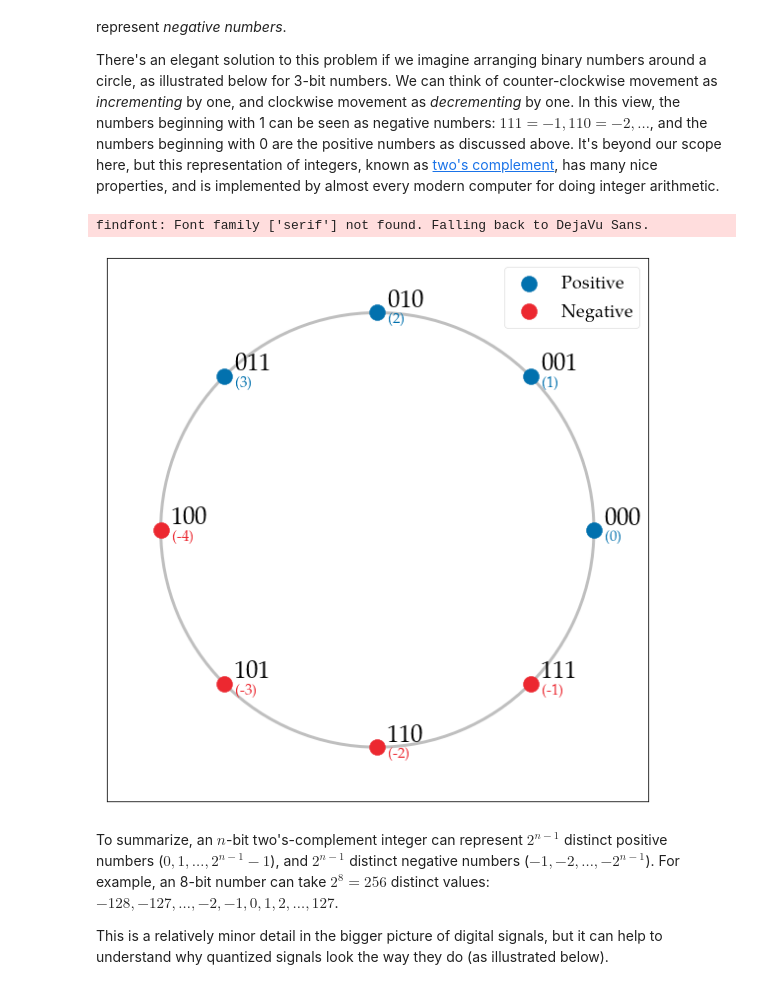
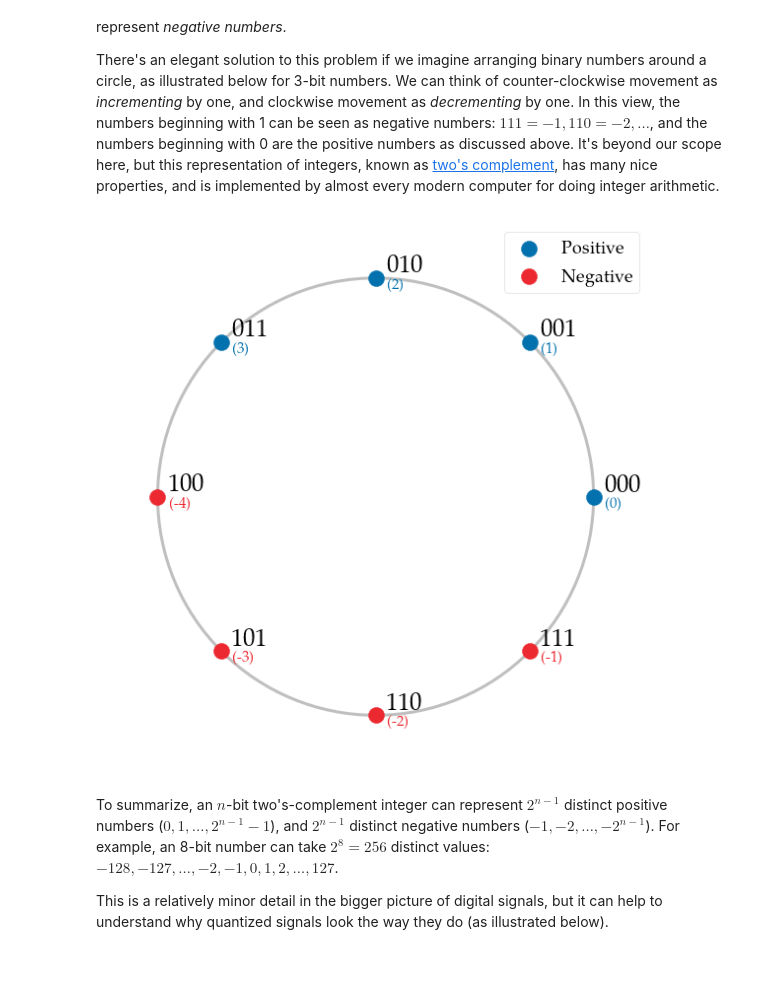
Before and after one commit to bmcfee/dstbook, a Jupyter notebook: content/ch02/Quantization.ipynb, the cells around one changed output. Saved outputs shown, nothing was run; the diff lists cells and outputs as text; code cells hidden in the pictures.

```diff
--- a/content/ch02/Quantization.ipynb
+++ b/content/ch02/Quantization.ipynb
@@ -63,30 +63,29 @@ It's beyond our scope here, but this representation of integers, known as [two's
 # %%
 fig = plt.figure()
 
 ax = plt.gca()
 
 angles = np.linspace(0, 2 * np.pi, num=8, endpoint=False)
 circ = patches.Ellipse((0, 0), 2, 2, edgecolor='k', linewidth=3, alpha=0.25, fill=False, zorder=-1)
 ax.scatter(np.cos(angles[:4]), np.sin(angles[:4]), color=colors[0], label='Positive')
 ax.scatter(np.cos(angles[4:]), np.sin(angles[4:]), color=colors[1], label='Negative')
 ax.legend(loc='upper right')
 
 for i in range(8):
     ax.text(np.cos(angles[i]) + 0.05, np.sin(angles[i]) + 0.025, '{:03b}'.format(i), size=25)
     if i < 4:
         ax.text(np.cos(angles[i]) + 0.05, np.sin(angles[i]) - 0.05, '({:d})'.format(i), size=15, color=colors[0])
     else:
         ax.text(np.cos(angles[i]) + 0.05, np.sin(angles[i]) - 0.05, '(-{:d})'.format(8-i), size=15, color=colors[1])
 
 ax.add_patch(circ)
-
+ax.axis('off')
 ax.set_xlim([-1.25, 1.25])
 ax.set_ylim([-1.25, 1.25]);
 ax.set_xticks([])
 ax.set_yticks([]);
 # %% [output]
-findfont: Font family ['serif'] not found. Falling back to DejaVu Sans.
-[figure, old version]
+[figure, new version]
 # %% [markdown]
 To summarize, an $n$-bit two's-complement integer can represent $2^{n-1}$ distinct positive numbers ($0, 1, \dots, 2^{n-1}-1$), and $2^{n-1}$ distinct negative numbers ($-1, -2, \dots, -2^{n-1}$).
 For example, an 8-bit number can take $2^8 = 256$ distinct values: $-128, -127, \dots, -2, -1, 0, 1, 2, \dots, 127$.
```
Also changed, not shown: parts of 3 cells of this notebook, 10 other files.
